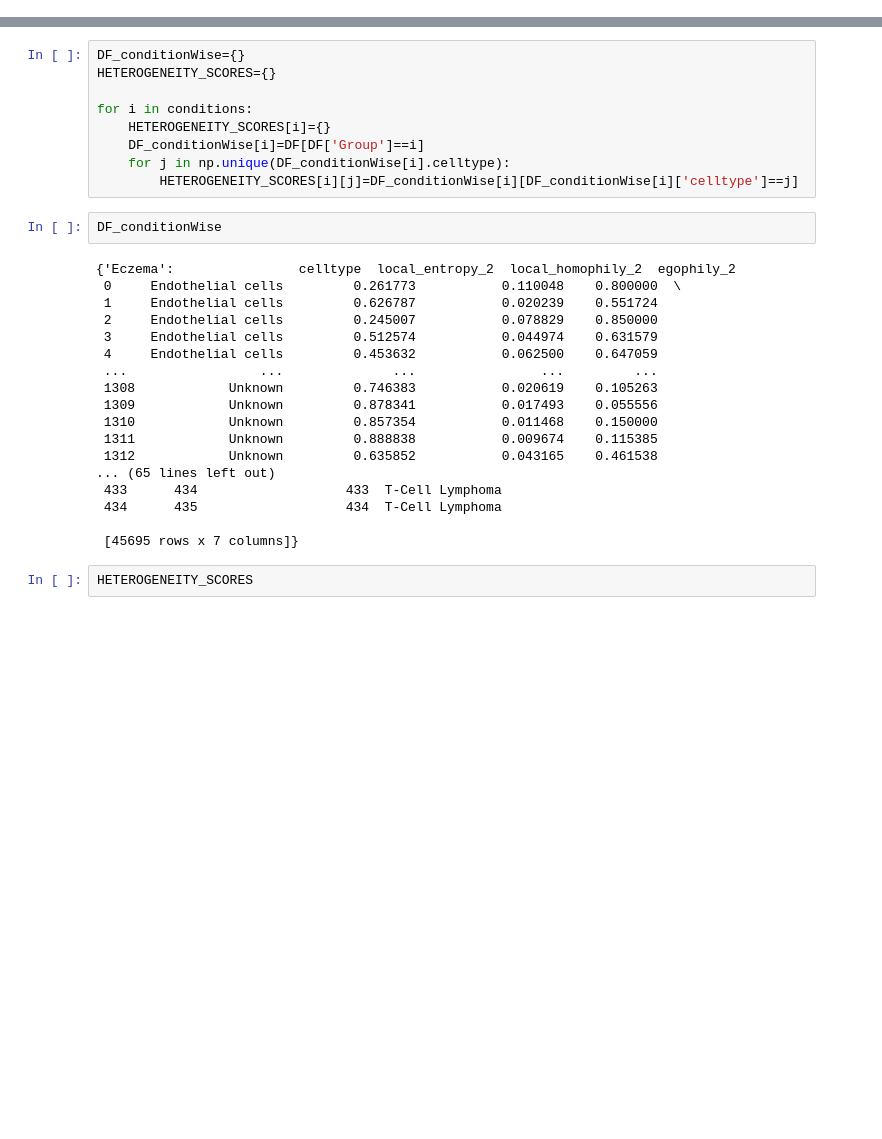
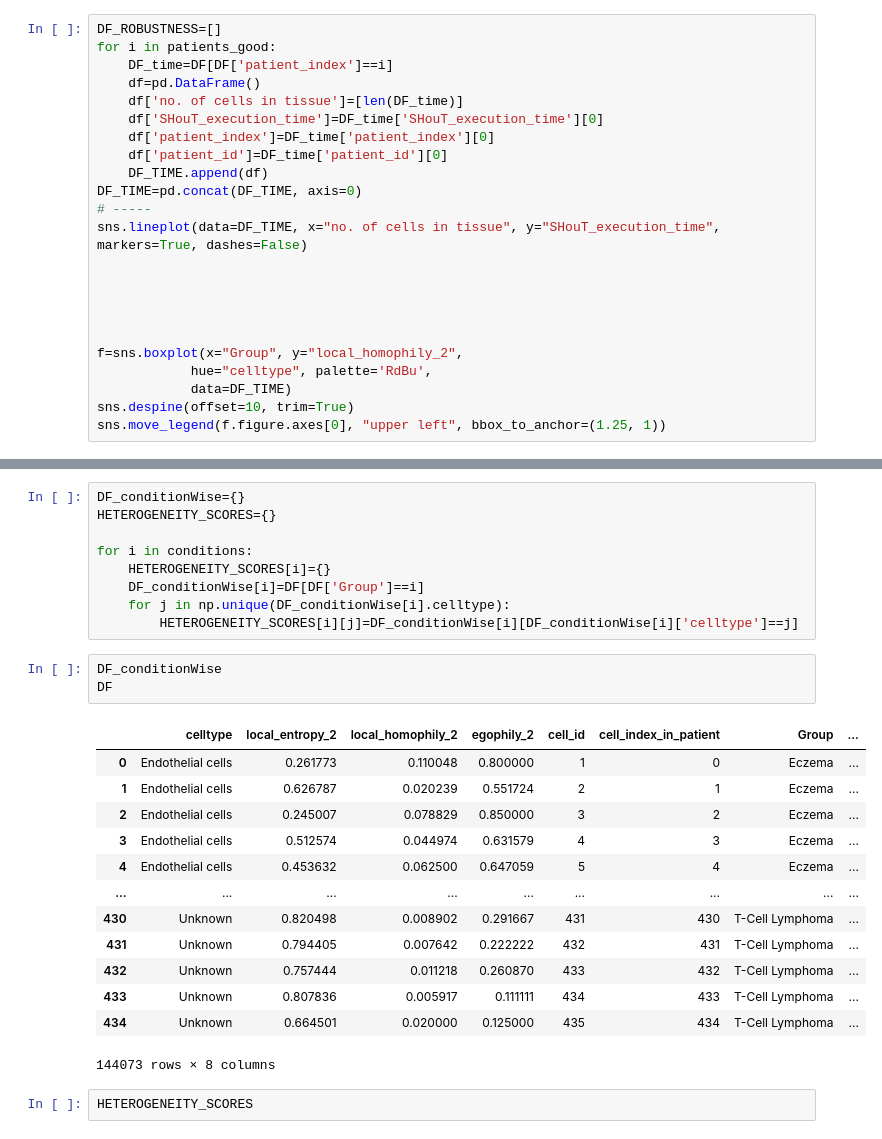
Before and after one commit to bionetslab/SHouT, a Jupyter notebook: MELC_TCL_caseStudy.ipynb, the cells around one changed output, grey strips where cells are left out. Cells and saved outputs as stored; diff of their text form; blank space fills up the shorter version.

```diff
--- a/MELC_TCL_caseStudy.ipynb
+++ b/MELC_TCL_caseStudy.ipynb
@@ -217,0 +232,23 @@ sns.move_legend(f.figure.axes[0], "upper left", bbox_to_anchor=(1.25, 1))
+# %%
+DF_ROBUSTNESS=[]
+for i in patients_good:
+    DF_time=DF[DF['patient_index']==i]
+    df=pd.DataFrame()
+    df['no. of cells in tissue']=[len(DF_time)]
+    df['SHouT_execution_time']=DF_time['SHouT_execution_time'][0]
+    df['patient_index']=DF_time['patient_index'][0]
+    df['patient_id']=DF_time['patient_id'][0]
+    DF_TIME.append(df)
+DF_TIME=pd.concat(DF_TIME, axis=0)
+# -----
+sns.lineplot(data=DF_TIME, x="no. of cells in tissue", y="SHouT_execution_time", markers=True, dashes=False)
+
+
+
+
+
+f=sns.boxplot(x="Group", y="local_homophily_2",
+            hue="celltype", palette='RdBu',
+            data=DF_TIME)
+sns.despine(offset=10, trim=True)
+sns.move_legend(f.figure.axes[0], "upper left", bbox_to_anchor=(1.25, 1))
@@ -226,24 +279,21 @@ for i in conditions:
         HETEROGENEITY_SCORES[i][j]=DF_conditionWise[i][DF_conditionWise[i]['celltype']==j]
 # %%
 DF_conditionWise
+DF
 # %% [output]
+|  | celltype | local_entropy_2 | local_homophily_2 | egophily_2 | cell_id | cell_index_in_patient | Group | ... |
+| 0 | Endothelial cells | 0.261773 | 0.110048 | 0.800000 | 1 | 0 | Eczema | ... |
+| 1 | Endothelial cells | 0.626787 | 0.020239 | 0.551724 | 2 | 1 | Eczema | ... |
+| 2 | Endothelial cells | 0.245007 | 0.078829 | 0.850000 | 3 | 2 | Eczema | ... |
+| 3 | Endothelial cells | 0.512574 | 0.044974 | 0.631579 | 4 | 3 | Eczema | ... |
+| 4 | Endothelial cells | 0.453632 | 0.062500 | 0.647059 | 5 | 4 | Eczema | ... |
+| ... | ... | ... | ... | ... | ... | ... | ... | ... |
+| 430 | Unknown | 0.820498 | 0.008902 | 0.291667 | 431 | 430 | T-Cell Lymphoma | ... |
+| 431 | Unknown | 0.794405 | 0.007642 | 0.222222 | 432 | 431 | T-Cell Lymphoma | ... |
+| 432 | Unknown | 0.757444 | 0.011218 | 0.260870 | 433 | 432 | T-Cell Lymphoma | ... |
+| 433 | Unknown | 0.807836 | 0.005917 | 0.111111 | 434 | 433 | T-Cell Lymphoma | ... |
+| 434 | Unknown | 0.664501 | 0.020000 | 0.125000 | 435 | 434 | T-Cell Lymphoma | ... |
-{'Eczema':                celltype  local_entropy_2  local_homophily_2  egophily_2
- 0     Endothelial cells         0.261773           0.110048    0.800000  \
- 1     Endothelial cells         0.626787           0.020239    0.551724
- 2     Endothelial cells         0.245007           0.078829    0.850000
- 3     Endothelial cells         0.512574           0.044974    0.631579
- 4     Endothelial cells         0.453632           0.062500    0.647059
- ...                 ...              ...                ...         ...
- 1308            Unknown         0.746383           0.020619    0.105263
- 1309            Unknown         0.878341           0.017493    0.055556
- 1310            Unknown         0.857354           0.011468    0.150000
- 1311            Unknown         0.888838           0.009674    0.115385
- 1312            Unknown         0.635852           0.043165    0.461538
-... (65 lines left out)
- 433      434                   433  T-Cell Lymphoma
- 434      435                   434  T-Cell Lymphoma
-
- [45695 rows x 7 columns]}
+144073 rows × 8 columns
 # %%
 HETEROGENEITY_SCORES
 # %% [output]
```
Also changed, not shown: parts of 14 cells of this notebook, 2 other files.
